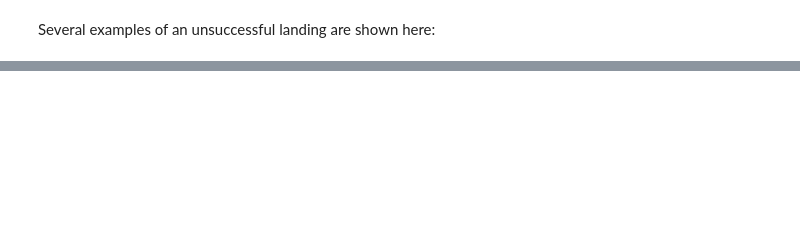
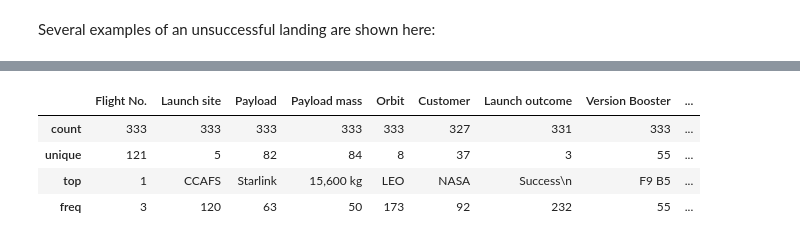
Before and after one commit to IosuAV/ibm_practice, a Jupyter notebook: Space_X_Falcon_9_First_Stage_Landing_Prediction.ipynb, the cells around one changed output, grey strips where cells are left out. Cells and saved outputs as stored; diff of their text form; code cells hidden in the pictures; blank space fills up the shorter version.

```diff
--- a/Space_X_Falcon_9_First_Stage_Landing_Prediction.ipynb
+++ b/Space_X_Falcon_9_First_Stage_Landing_Prediction.ipynb
@@ -476,0 +374,9 @@ El mejor método es árbol de Decisión, aunque igual pueda estar sobre entrenad
+# %%
+df.tail()
+df.describe(include='all')
+# %% [output]
+|  | Flight No. | Launch site | Payload | Payload mass | Orbit | Customer | Launch outcome | Version Booster | ... |
+| count | 333 | 333 | 333 | 333 | 333 | 327 | 331 | 333 | ... |
+| unique | 121 | 5 | 82 | 84 | 8 | 37 | 3 | 55 | ... |
+| top | 1 | CCAFS | Starlink | 15,600 kg | LEO | NASA | Success\n | F9 B5 | ... |
+| freq | 3 | 120 | 63 | 50 | 173 | 92 | 232 | 55 | ... |
```
Also changed, not shown: parts of 197 cells of this notebook.
